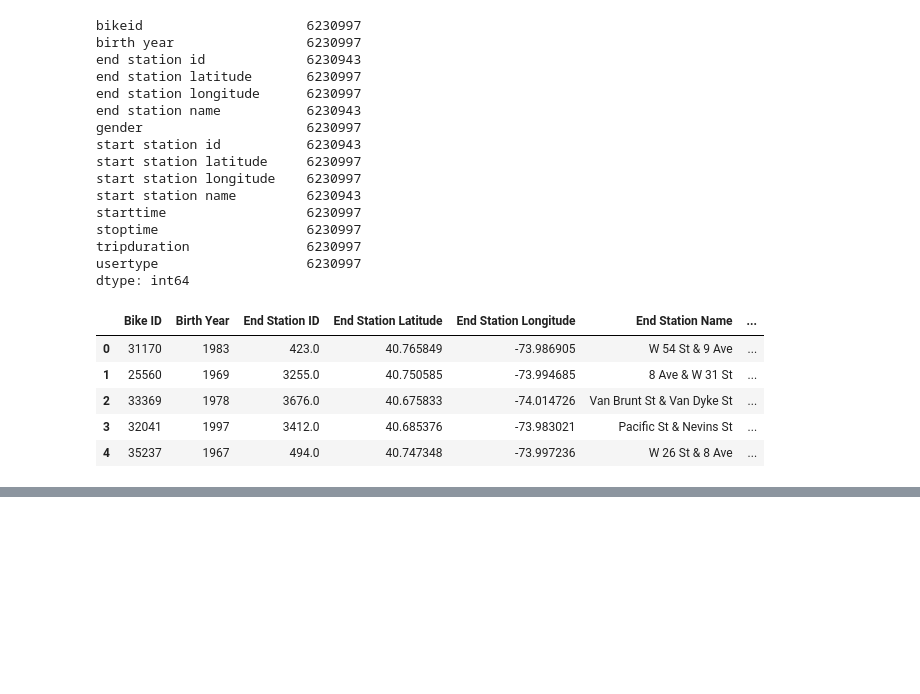
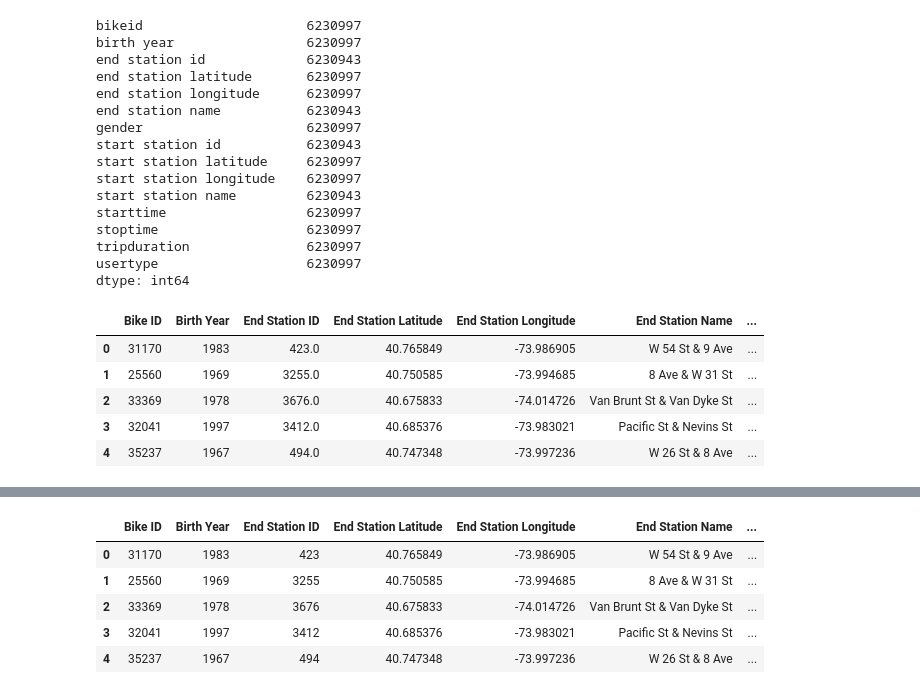
Before and after one commit to 3chords/biking_nyc, a Jupyter notebook: biking_nyc_May2019_July2019.ipynb, the cells around one changed output, grey strips where cells are left out. Saved outputs shown, nothing was run; the diff lists cells and outputs as text; code cells hidden in the pictures; blank space fills up the shorter version.

```diff
--- a/biking_nyc_May2019_July2019.ipynb
+++ b/biking_nyc_May2019_July2019.ipynb
@@ -244,0 +337,3 @@ concat_31.head()
+# %%
+# change Start Station ID from int64 to int16
+concat_31['Start Station ID'] = concat_31['Start Station ID'].astype(np.int16)
@@ -244,0 +360,3 @@ concat_31.head()
+# %%
+# change Gender from int64 to byte
+concat_31['Gender'] = concat_31['Gender'].astype(np.byte)
@@ -244,0 +383,5 @@ concat_31.head()
+# %%
+# remove all rows Trip Duration > 86,400 (24 hours)
+# get names of indexes for Trip Duration column where TD > 86,400
+indexNames5 = concat_31[concat_31['Trip Duration'] > 86400].index
+concat_31.drop(indexNames5, inplace=True)
@@ -244,0 +414,3 @@ concat_31.head()
+# %%
+# now change Trip Duration from int64 to int32
+concat_31['Trip Duration'] = concat_31['Trip Duration'].astype(np.int32)
@@ -245,3 +437,13 @@ concat_31.head()
+# %%
+# look at table
+concat_31.head()
+# %% [output]
+|  | Bike ID | Birth Year | End Station ID | End Station Latitude | End Station Longitude | End Station Name | ... |
+| 0 | 31170 | 1983 | 423 | 40.765849 | -73.986905 | W 54 St & 9 Ave | ... |
+| 1 | 25560 | 1969 | 3255 | 40.750585 | -73.994685 | 8 Ave & W 31 St | ... |
+| 2 | 33369 | 1978 | 3676 | 40.675833 | -74.014726 | Van Brunt St & Van Dyke St | ... |
+| 3 | 32041 | 1997 | 3412 | 40.685376 | -73.983021 | Pacific St & Nevins St | ... |
+| 4 | 35237 | 1967 | 494 | 40.747348 | -73.997236 | W 26 St & 8 Ave | ... |
 # %%
 # export to csv
 concat_31.to_csv("concat_31_201905_201907.csv", index=False, header=True)
```
Also changed, not shown: parts of 14 cells of this notebook.
